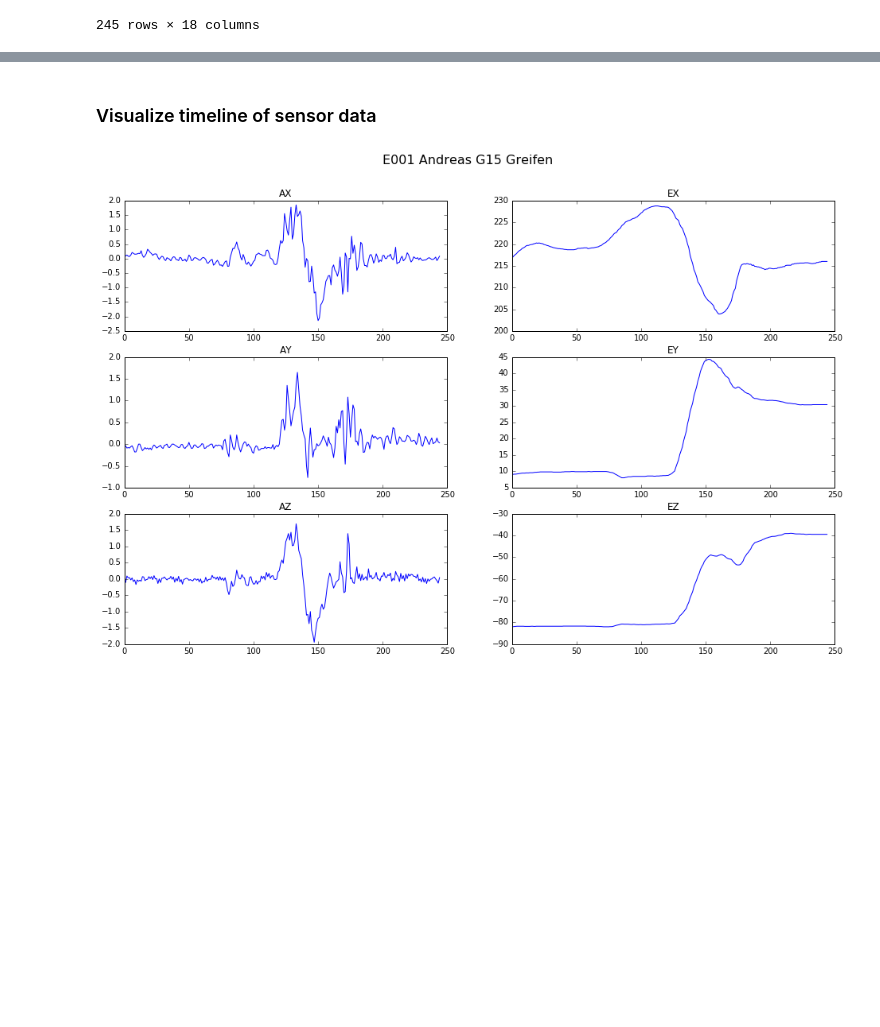
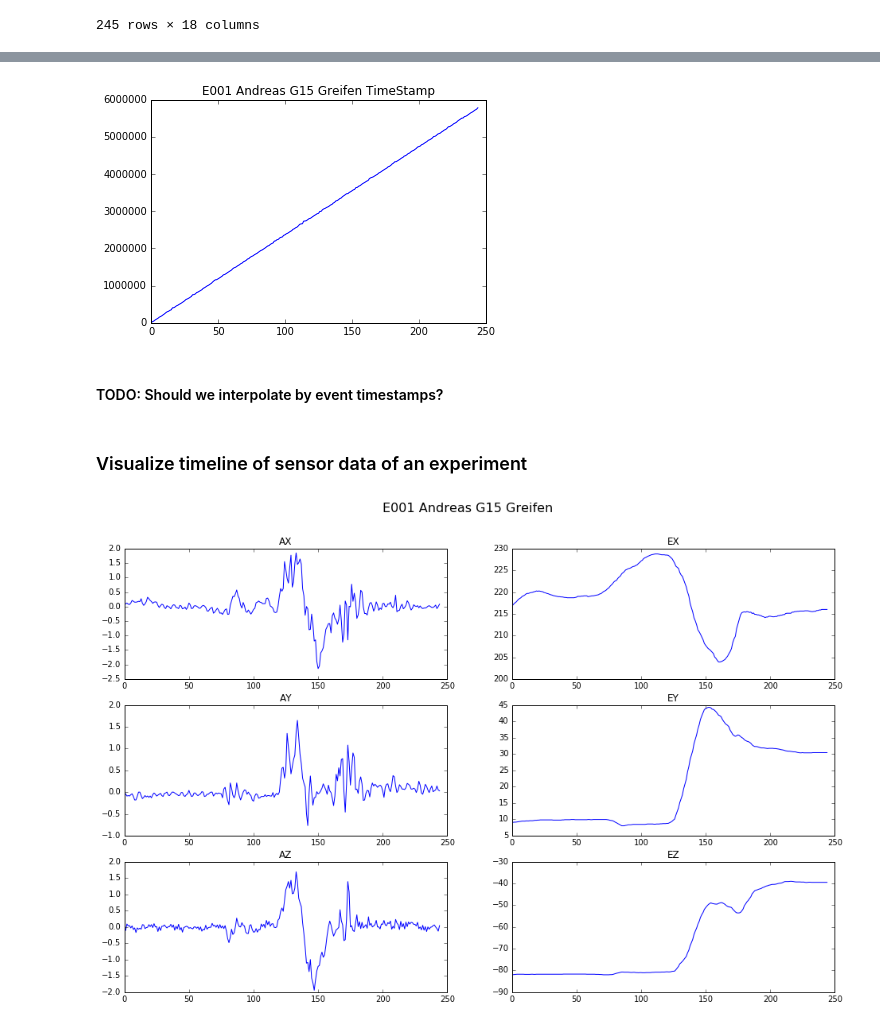
Before and after one commit to Make-O-Matic/MOM-Engine, a Jupyter notebook: data_preprocess.ipynb, the cells around one changed output, grey strips where cells are left out. Drawn from its saved outputs; the diff is of its cells as text; code cells hidden in the pictures; blank space fills up the shorter version.

Commit message:
reorg checking timestamp deltas

```diff
--- a/data_preprocess.ipynb
+++ b/data_preprocess.ipynb
@@ -301,5 +337,12 @@ mydata
+# %%
+var = 'TimeStamp'
+myplot(mydata,var)
+# %% [output]
+[figure, added]
+# %% [markdown]
+#### TODO: Should we interpolate by event timestamps?
 # %% [markdown]
-### Visualize timeline of sensor data
+### Visualize timeline of sensor data of an experiment
 # %%
 params = ['AX', 'AY', 'AZ', 'EX', 'EY', 'EZ',]
 # %%
```
Also changed, not shown: parts of 19 cells of this notebook.
